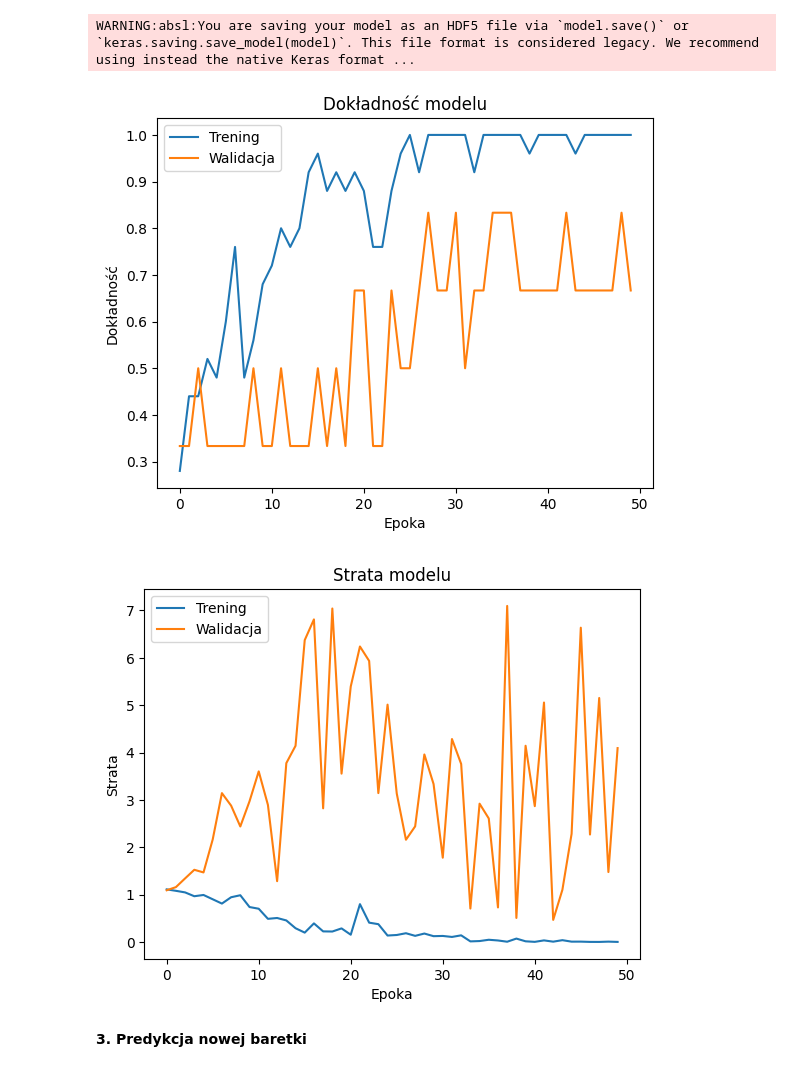
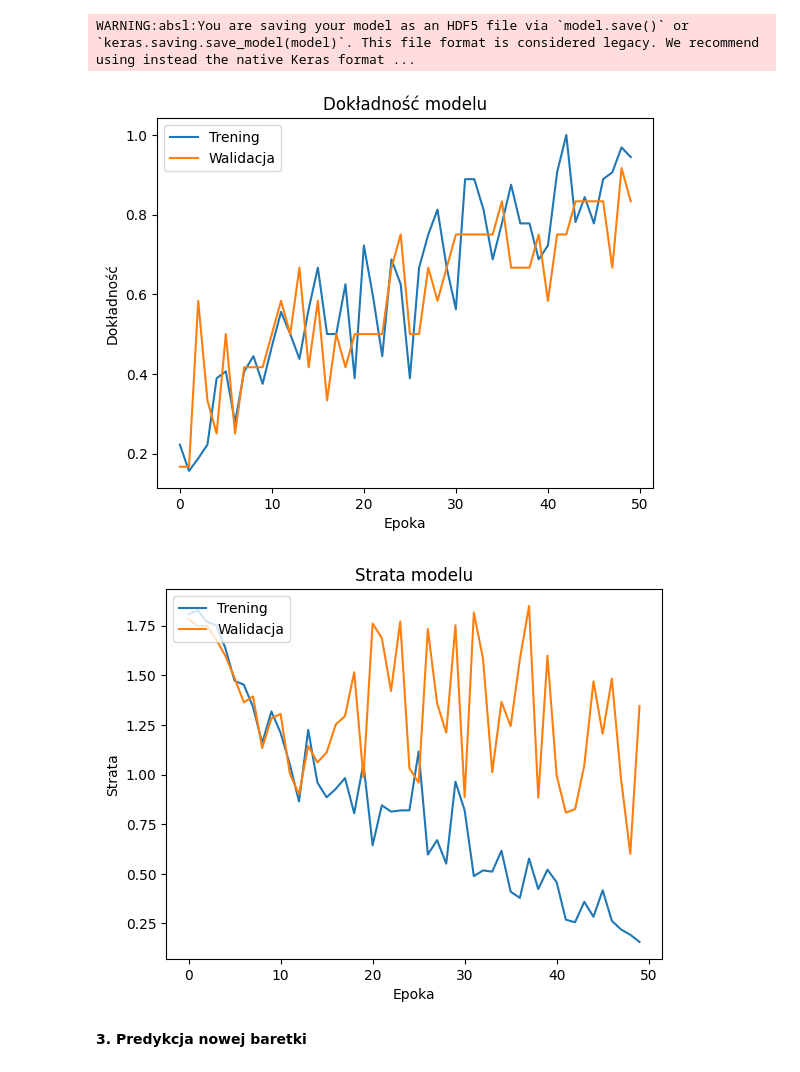
Before and after one commit to smok313-zdr/FindMyOrder, a Jupyter notebook: FindMyOrder.ipynb, the cells around one changed output. Drawn from its saved outputs; the diff is of its cells as text; code cells hidden in the pictures.

```diff
--- a/FindMyOrder.ipynb
+++ b/FindMyOrder.ipynb
@@ -33,10 +44,7 @@ Struktura folderów została utworzona w: /content/baretki3
 # %%
-# prompt: pomijaj ukryte domyślne foldery i pliki takie jak ".ipynb_checkpoints" w przeszukiwaniu folderów
-
 import tensorflow as tf
 from tensorflow import keras
 from tensorflow.keras.preprocessing.image import ImageDataGenerator
-import os
 import matplotlib.pyplot as plt
 
 # Ścieżka do folderów z danymi
@@ -97,7 +105,7 @@ model = keras.Sequential([
     keras.layers.Flatten(),
     keras.layers.Dense(128, activation='relu'),
     keras.layers.Dropout(0.5), # Dodatkowa warstwa Dropout dla regularizacji
-    keras.layers.Dense(3, activation='softmax')  # 3 klasy: brązowa, srebrna, złota
+    keras.layers.Dense(6, activation='softmax')  # Liczba klas na wyjściu
 ])
 
 # Kompilacja modelu
@@ -111,7 +119,8 @@ history = model.fit(
     steps_per_epoch=train_generator.samples // batch_size,
     epochs=epochs,
     validation_data=validation_generator,
-    validation_steps=validation_generator.samples // batch_size
+    validation_steps=validation_generator.samples // batch_size,
+    verbose=0
 )
 
 
@@ -157,6 +152,6 @@ Epoch 50/50
 WARNING:absl:You are saving your model as an HDF5 file via `model.save()` or `keras.saving.save_model(model)`. This file format is considered legacy. We recommend using instead the native Keras format ...
-[figure, old version]
+[figure, new version]
-[figure, old version]
+[figure, new version]
 # %% [markdown]
 **3. Predykcja nowej baretki**
 # %%
```
Also changed, not shown: parts of 7 cells of this notebook.
